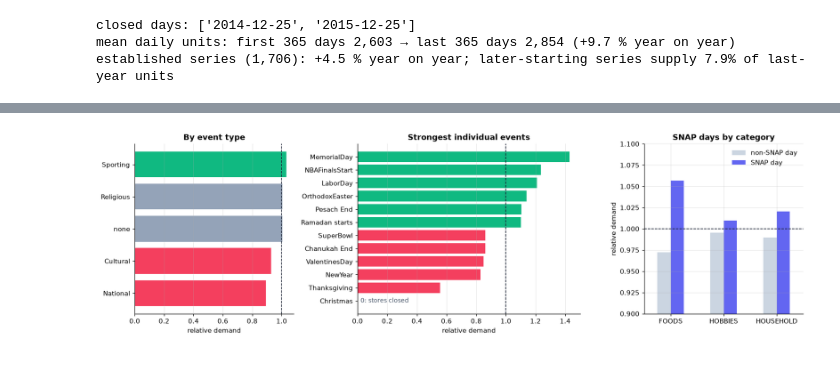
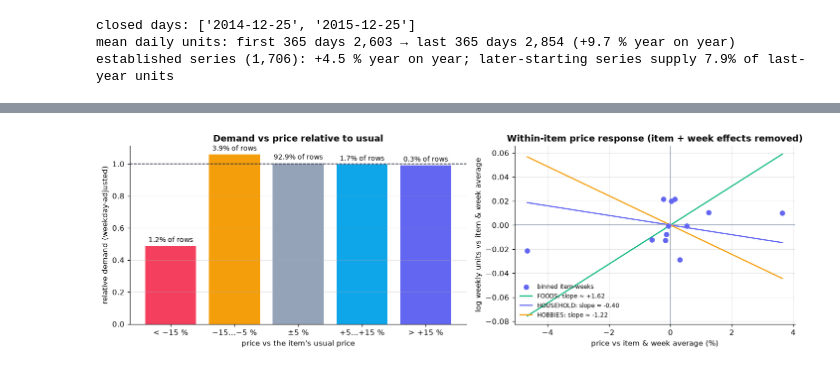
Before and after one commit to Nayeem135/End-to-End-Demand-Forecasting-Intelligent-Inventory-Optimization-Engine, a Jupyter notebook: notebooks/01_eda.ipynb, the cells around one changed output, grey strips where cells are left out. Cells and saved outputs as stored; diff of their text form; code cells hidden in the pictures.

```diff
--- a/notebooks/01_eda.ipynb
+++ b/notebooks/01_eda.ipynb
@@ -333,35 +348,67 @@ ten days of every month.
 # %%
-event_type = df.groupby("event_type_1")["rel_dow"].mean().sort_values()
-events = df[df["event_type_1"] != "none"].groupby("event_name_1")["rel_dow"].mean().sort_values()
-snap = df.groupby(["cat_id", "snap"])["rel_dow"].mean().unstack()
+df["price_rel"] = df["sell_price"] / df.groupby("unique_id")["sell_price"].transform("median")
+edges = [0, 0.85, 0.95, 1.05, 1.15, np.inf]
+labels = ["< −15 %", "−15…−5 %", "±5 %", "+5…+15 %", "> +15 %"]
+bins = pd.cut(df["price_rel"], edges, labels=labels, right=False)
+price = df.groupby(bins, observed=True).agg(rel=("rel_dow", "mean"), share=("rel_dow", "size"))
+price["share"] = price["share"] / price["share"].sum()
 
-fig, axes = plt.subplots(1, 3, figsize=(15, 4.5), gridspec_kw={"width_ratios": [1, 1.4, 1]})
-def tone(v: float) -> str:
-    return "#94a3b8" if abs(v - 1) < 0.02 else ("#f43f5e" if v < 1 else "#10b981")
+# Weekly panel at ordinary price levels (±15 % of the item's usual price).
+wk = (df.assign(week=df["ds"].dt.to_period("W"))
+        .groupby(["unique_id", "cat_id", "week"])
+        .agg(units=("y", "sum"), price=("sell_price", "mean"))
+        .reset_index())
+wk["rel"] = wk["price"] / wk.groupby("unique_id")["price"].transform("median")
+wk = wk[wk["rel"].between(0.85, 1.15)].copy()
+wk["lq"], wk["lp"] = np.log1p(wk["units"]), np.log(wk["price"])
 
 
-axes[0].barh(event_type.index, event_type, color=[tone(v) for v in event_type])
-axes[0].axvline(1.0, color="#0f172a", lw=1, ls="--")
-axes[0].set(title="By event type", xlabel="relative demand")
-extremes = pd.concat([events.head(6), events.tail(6)])
-axes[1].barh(extremes.index, extremes, color=[tone(v) for v in extremes])
-for name, v in extremes.items():
-    if v < 0.05:
-        axes[1].annotate("0: stores closed", (0.02, name), va="center", fontsize=9, color="#475569")
-axes[1].axvline(1.0, color="#0f172a", lw=1, ls="--")
-axes[1].set(title="Strongest individual events", xlabel="relative demand")
-snap.rename(columns={0: "non-SNAP day", 1: "SNAP day"}).plot.bar(ax=axes[2], color=["#cbd5e1", "#6366f1"], rot=0)
-axes[2].axhline(1.0, color="#0f172a", lw=1, ls="--")
-axes[2].set(title="SNAP days by category", xlabel="", ylabel="relative demand", ylim=(0.9, 1.1))
-axes[2].legend(loc="upper right")
-for ax in axes[:2]:
-    ax.grid(True, axis="x", alpha=0.3)
-    ax.grid(False, axis="y")
-save(fig, "07_event_effects")
+def two_way_demean(x: pd.DataFrame, col: str, iters: int = 30) -> pd.Series:
+    """Remove item and week means (alternating projections = two-way fixed effects)."""
+    v = x[col].copy()
+    for _ in range(iters):
+        v = v - v.groupby(x["unique_id"]).transform("mean")
+        v = v - v.groupby(x["week"]).transform("mean")
+    return v
+
+
+def elasticity(x: pd.DataFrame) -> float:
+    dq, dp = two_way_demean(x, "lq"), two_way_demean(x, "lp")
+    return float((dq * dp).sum() / (dp**2).sum())
+
+
+wk["dq"], wk["dp"] = two_way_demean(wk, "lq"), two_way_demean(wk, "lp")
+elast = {"all": elasticity(wk)} | {c: elasticity(g) for c, g in wk.groupby("cat_id")}
+changes = (df.sort_values(["unique_id", "ds"]).groupby("unique_id")["sell_price"]
+             .apply(lambda p: int((p.diff().abs() > 0.005).sum())))
+cat_of = df.groupby("unique_id")["cat_id"].first()
+
+fig, (a1, a2) = plt.subplots(1, 2, figsize=(13, 4.2), gridspec_kw={"width_ratios": [1.2, 1]})
+bars = a1.bar(price.index.astype(str), price["rel"], color=["#f43f5e", "#f59e0b", "#94a3b8", "#0ea5e9", "#6366f1"])
+for bar, share in zip(bars, price["share"]):
+    a1.annotate(f"{share:.1%} of rows", (bar.get_x() + bar.get_width() / 2, bar.get_height()),
+                ha="center", va="bottom", fontsize=9, xytext=(0, 3), textcoords="offset points")
+a1.axhline(1.0, color="#0f172a", lw=1, ls="--")
+a1.set(title="Demand vs price relative to usual", xlabel="price vs the item's usual price",
+       ylabel="relative demand (weekday-adjusted)")
+binned = wk.groupby(pd.qcut(wk["dp"], 12, duplicates="drop"), observed=True)[["dp", "dq"]].mean()
+a2.scatter(binned["dp"] * 100, binned["dq"], color="#6366f1", s=36, zorder=3, label="binned item-weeks")
+xs = np.linspace(binned["dp"].min(), binned["dp"].max(), 2)
+for cat, color in COLORS.items():
+    a2.plot(xs * 100, elast[cat] * xs, color=color, lw=1.6, label=f"{cat}: slope ≈ {elast[cat]:+.2f}")
+a2.axhline(0, color="#94a3b8", lw=1)
+a2.axvline(0, color="#94a3b8", lw=1)
+a2.set(title="Within-item price response (item + week effects removed)",
+       xlabel="price vs item & week average (%)", ylabel="log weekly units vs item & week average")
+a2.grid(True, axis="both", alpha=0.3)
+a2.legend(loc="lower left", fontsize=8)
+save(fig, "07_price_vs_sales")
 plt.show()
-print(event_type.round(3).to_dict())
-print("lowest:", events.head(4).round(2).to_dict())
-print("highest:", events.tail(4).round(2).to_dict())
-print((snap[1] / snap[0] - 1).mul(100).round(1).rename("SNAP uplift %").to_dict())
+
+print(price.round(3).to_string())
+print("price changes per item over the period (median):", changes.groupby(cat_of).median().to_dict())
+print("items with no price change at all:", f"{(changes == 0).mean():.0%}")
+print(f"weekly observations: {len(wk):,}")
+print("two-way FE elasticity estimates:", {k: round(v, 2) for k, v in elast.items()})
 # %% [output]
-[figure, old version]
+[figure, new version]
```
Also changed, not shown: parts of 27 cells of this notebook, 9 other files.
